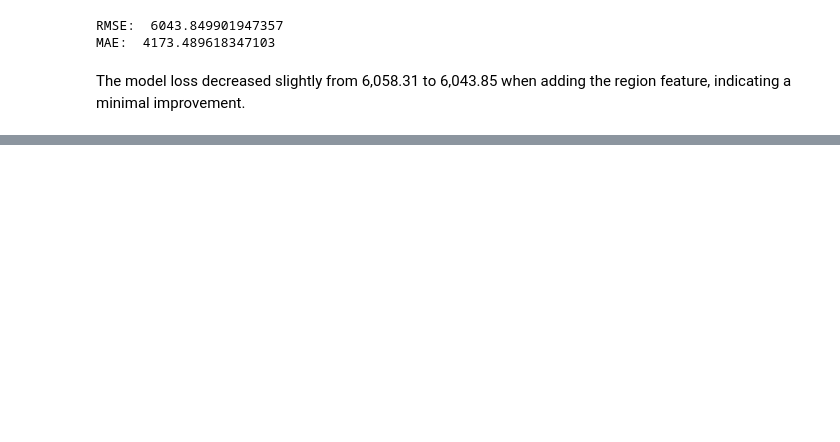
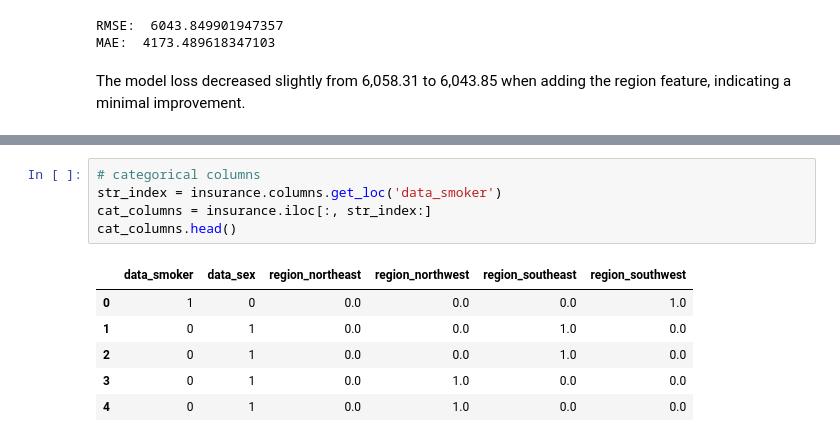
Before and after one commit to bashiir-code/ML-Project---Health-Insurance-Cost-Prediction, a Jupyter notebook: linear_regression.ipynb, the cells around one changed output, grey strips where cells are left out. Saved outputs shown, nothing was run; the diff lists cells and outputs as text; blank space fills up the shorter version.

```diff
--- a/linear_regression.ipynb
+++ b/linear_regression.ipynb
@@ -1131,0 +1192,12 @@ To compare the importance of each feature in the model, our first instinct might
+# %%
+# categorical columns
+str_index = insurance.columns.get_loc('data_smoker')
+cat_columns = insurance.iloc[:, str_index:]
+cat_columns.head()
+# %% [output]
+|  | data_smoker | data_sex | region_northeast | region_northwest | region_southeast | region_southwest |
+| 0 | 1 | 0 | 0.0 | 0.0 | 0.0 | 1.0 |
+| 1 | 0 | 1 | 0.0 | 0.0 | 1.0 | 0.0 |
+| 2 | 0 | 1 | 0.0 | 0.0 | 1.0 | 0.0 |
+| 3 | 0 | 1 | 0.0 | 1.0 | 0.0 | 0.0 |
+| 4 | 0 | 1 | 0.0 | 1.0 | 0.0 | 0.0 |
```
Also changed, not shown: parts of 25 cells of this notebook, 1 other file.
